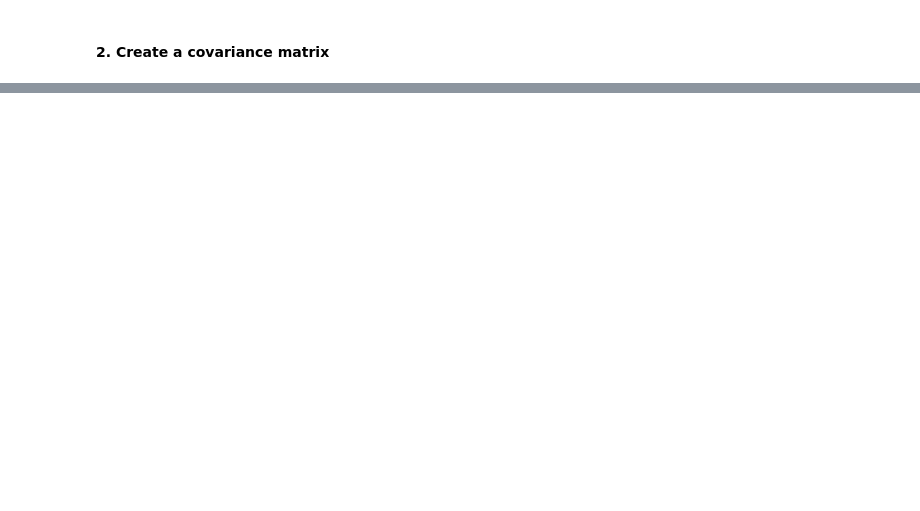
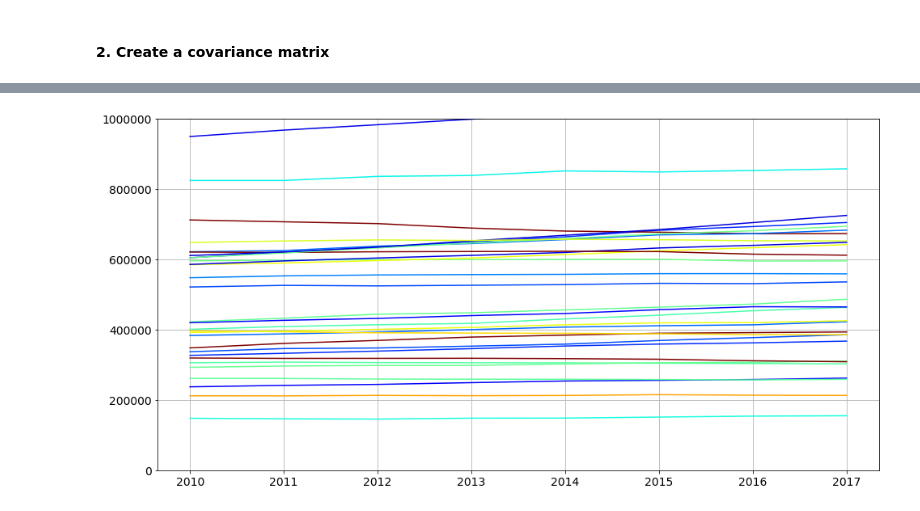
Before and after one commit to pkaercher/TheDataIncubatorProject, a Jupyter notebook: PCA.ipynb, the cells around one changed output, grey strips where cells are left out. Saved outputs shown, nothing was run; the diff lists cells and outputs as text; code cells hidden in the pictures; blank space fills up the shorter version.

```diff
--- a/PCA.ipynb
+++ b/PCA.ipynb
@@ -215,0 +582,19 @@ numpy.ndarray
+# %%
+plt.figure(figsize=(16,8))
+plt.rcParams.update({'font.size': 14})
+gs = gridspec.GridSpec(20,20)
+
+
+# variable = 'Per capita income '
+variable = 'Total population'
+
+cities = set(census_data_select['city'])
+
+for city in cities:
+    city_df = census_data_select[census_data_select['city']==city]
+    plt.plot(city_df['year'],city_df[variable],color=city_colors[city])
+
+plt.ylim((0, 10**6))
+plt.grid()
+# %% [output]
+[figure, added]
```
Also changed, not shown: parts of 64 cells of this notebook.
